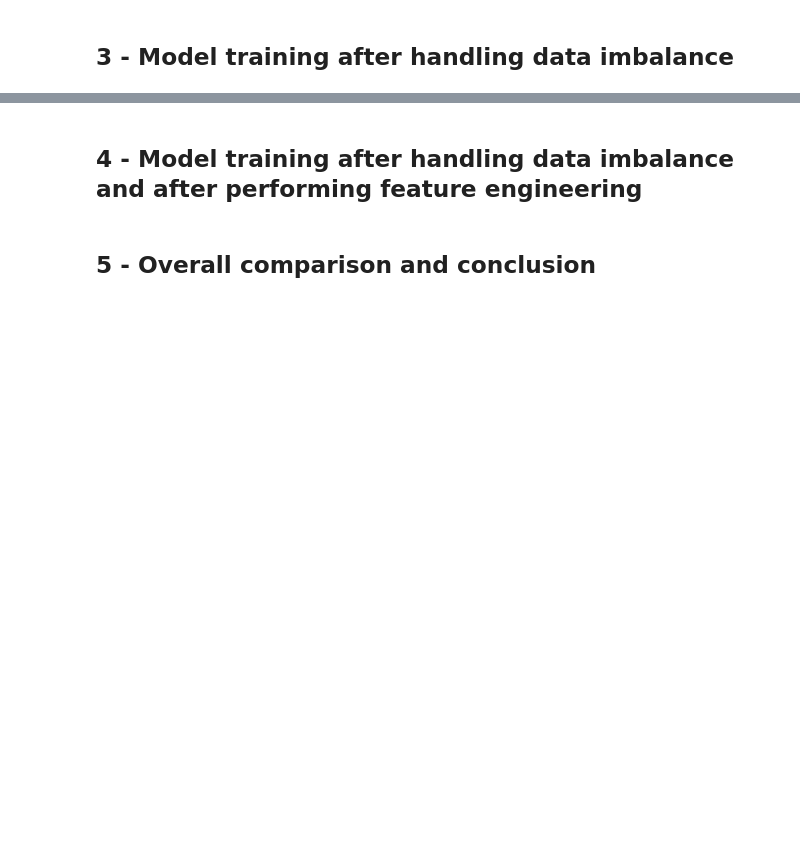
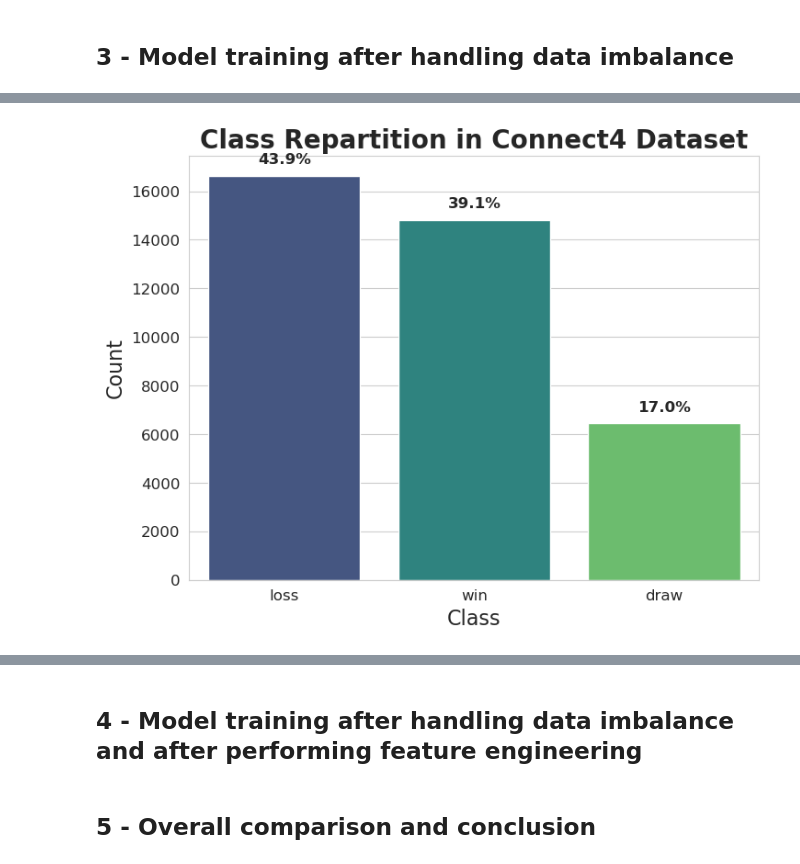
Before and after one commit to ali-hou-supaero/ML_Connect4_Project, a Jupyter notebook: project.ipynb, the cells around one changed output, grey strips where cells are left out. Saved outputs shown, nothing was run; the diff lists cells and outputs as text; code cells hidden in the pictures; blank space fills up the shorter version.

```diff
--- a/project.ipynb
+++ b/project.ipynb
@@ -515,2 +464,22 @@ weighted avg       0.82      0.84      0.81     16890
 # %% [markdown]
 ## 3 - Model training after handling data imbalance
+# %%
+
+#print(df.info())
+
+# 1. Filtrer les lignes "win"
+df_win = df[df["target"] == "win"]
+
+# 2. Garder aléatoirement 1/3 des "win"
+df_win_reduced = df_win.sample(frac=1/3, random_state=42)  # `random_state` pour la reproductibilité
+
+# 3. Filtrer les autres lignes ("loss" et "draw")
+df_other = df[df["target"] != "win"]
+
+# 4. Combiner les deux
+df_sampled = pd.concat([df_win_reduced, df_other])
+
+# Mélanger les lignes pour éviter un ordre artificiel
+df_sampled = df_sampled.sample(frac=1, random_state=42).reset_index(drop=True)
+
+print(df_sampled.info())
@@ -516,0 +504,29 @@ weighted avg       0.82      0.84      0.81     16890
+# %%
+# Plot class distribution
+plt.figure(figsize=(8, 6))
+ax = sns.countplot(x='target', data=df_sampled, palette='viridis', hue='target', dodge=False)
+
+# Title and axis labels
+plt.title('Class Repartition in Connect4 Dataset', fontsize=ftsize_title, fontweight='bold')
+plt.xlabel('Class', fontsize=ftsize_axis)
+plt.ylabel('Count', fontsize=ftsize_axis)
+plt.xticks(fontsize=ftsize_axis-4)
+plt.yticks(fontsize=ftsize_axis-4)
+
+# Annotate each bar with percentage
+total = len(df_sampled)
+for p in ax.patches:
+    height = p.get_height()
+    percentage = f'{100 * height / total:.1f}%'
+    ax.text(
+        p.get_x() + p.get_width() / 2,
+        height + 500,
+        percentage,
+        ha='center',
+        fontsize=ftsize_axis - 4,
+        fontweight='bold'
+    )
+
+plt.show()
+# %% [output]
+[figure, added]
```
Also changed, not shown: parts of 12 cells of this notebook.
